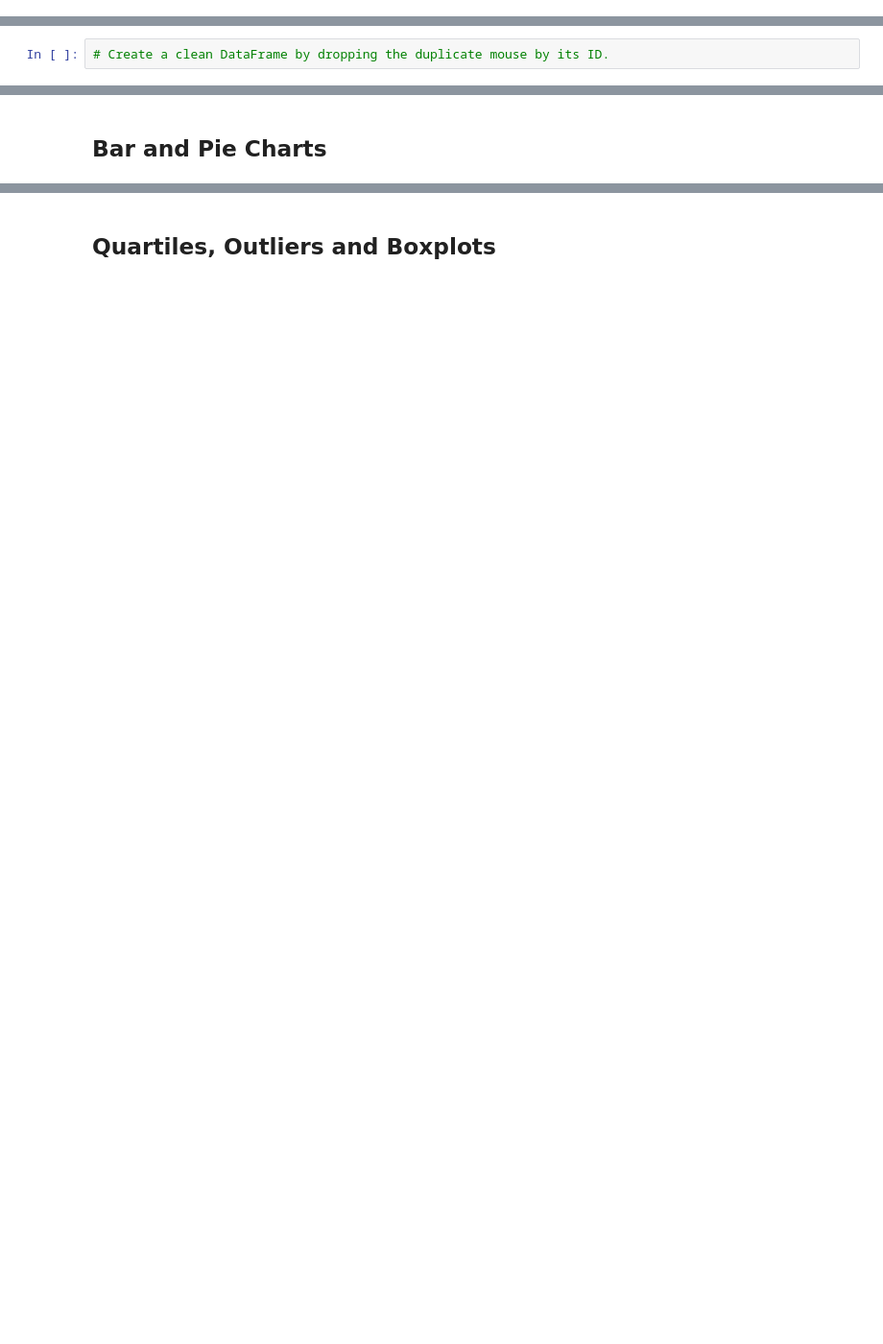
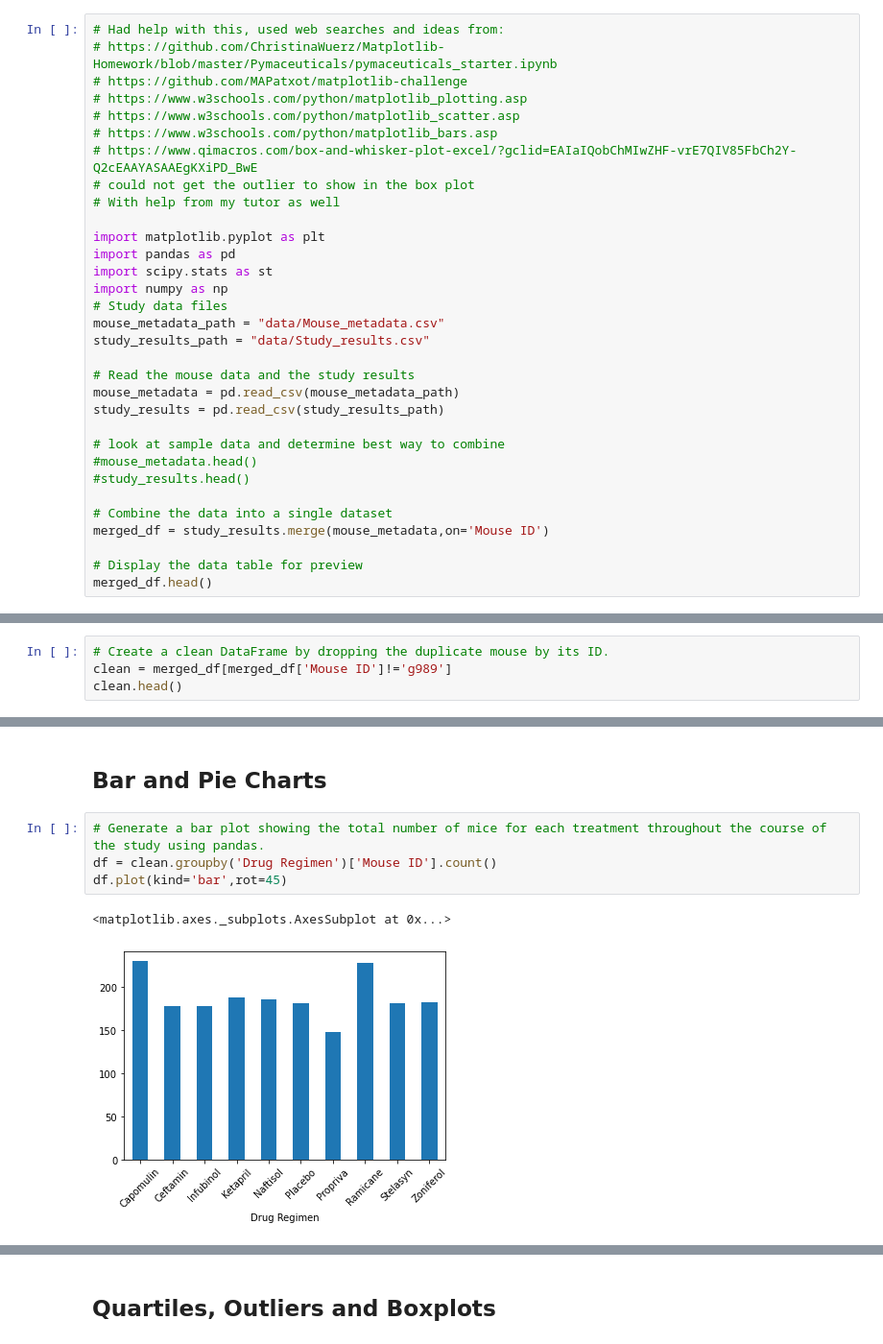
Before and after one commit to PCMurray2234/matplotlib-challenge, a Jupyter notebook: Pymaceuticals/pymaceuticals_starter.ipynb, the cells around one changed output, grey strips where cells are left out. Shown: that part at 96% size. Cells and saved outputs as stored; diff of their text form; blank space fills up the shorter version.

Commit message:
matplotlib

```diff
--- a/Pymaceuticals/pymaceuticals_starter.ipynb
+++ b/Pymaceuticals/pymaceuticals_starter.ipynb
@@ -35,0 +3,32 @@ merge_table.head()
+# %%
+# Had help with this, used web searches and ideas from:
+# https://github.com/ChristinaWuerz/Matplotlib-Homework/blob/master/Pymaceuticals/pymaceuticals_starter.ipynb
+# https://github.com/MAPatxot/matplotlib-challenge
+# https://www.w3schools.com/python/matplotlib_plotting.asp
+# https://www.w3schools.com/python/matplotlib_scatter.asp
+# https://www.w3schools.com/python/matplotlib_bars.asp
+# https://www.qimacros.com/box-and-whisker-plot-excel/?gclid=EAIaIQobChMIwZHF-vrE7QIV85FbCh2Y-Q2cEAAYASAAEgKXiPD_BwE
+# could not get the outlier to show in the box plot
+# With help from my tutor as well
+
+import matplotlib.pyplot as plt
+import pandas as pd
+import scipy.stats as st
+import numpy as np
+# Study data files
+mouse_metadata_path = "data/Mouse_metadata.csv"
+study_results_path = "data/Study_results.csv"
+
+# Read the mouse data and the study results
+mouse_metadata = pd.read_csv(mouse_metadata_path)
+study_results = pd.read_csv(study_results_path)
+
+# look at sample data and determine best way to combine
+#mouse_metadata.head()
+#study_results.head()
+
+# Combine the data into a single dataset
+merged_df = study_results.merge(mouse_metadata,on='Mouse ID')
+
+# Display the data table for preview
+merged_df.head()
@@ -91,2 +76,4 @@ mouse.head()
 # %%
 # Create a clean DataFrame by dropping the duplicate mouse by its ID.
+clean = merged_df[merged_df['Mouse ID']!='g989']
+clean.head()
@@ -105,3 +132,10 @@ mouse.head()
 # %% [markdown]
 ## Bar and Pie Charts
+# %%
+# Generate a bar plot showing the total number of mice for each treatment throughout the course of the study using pandas.
+df = clean.groupby('Drug Regimen')['Mouse ID'].count()
+df.plot(kind='bar',rot=45)
+# %% [output]
+<matplotlib.axes._subplots.AxesSubplot at 0x...>
+[figure, added]
 # %%
```
Also changed, not shown: parts of 27 cells of this notebook, 1 other file.
